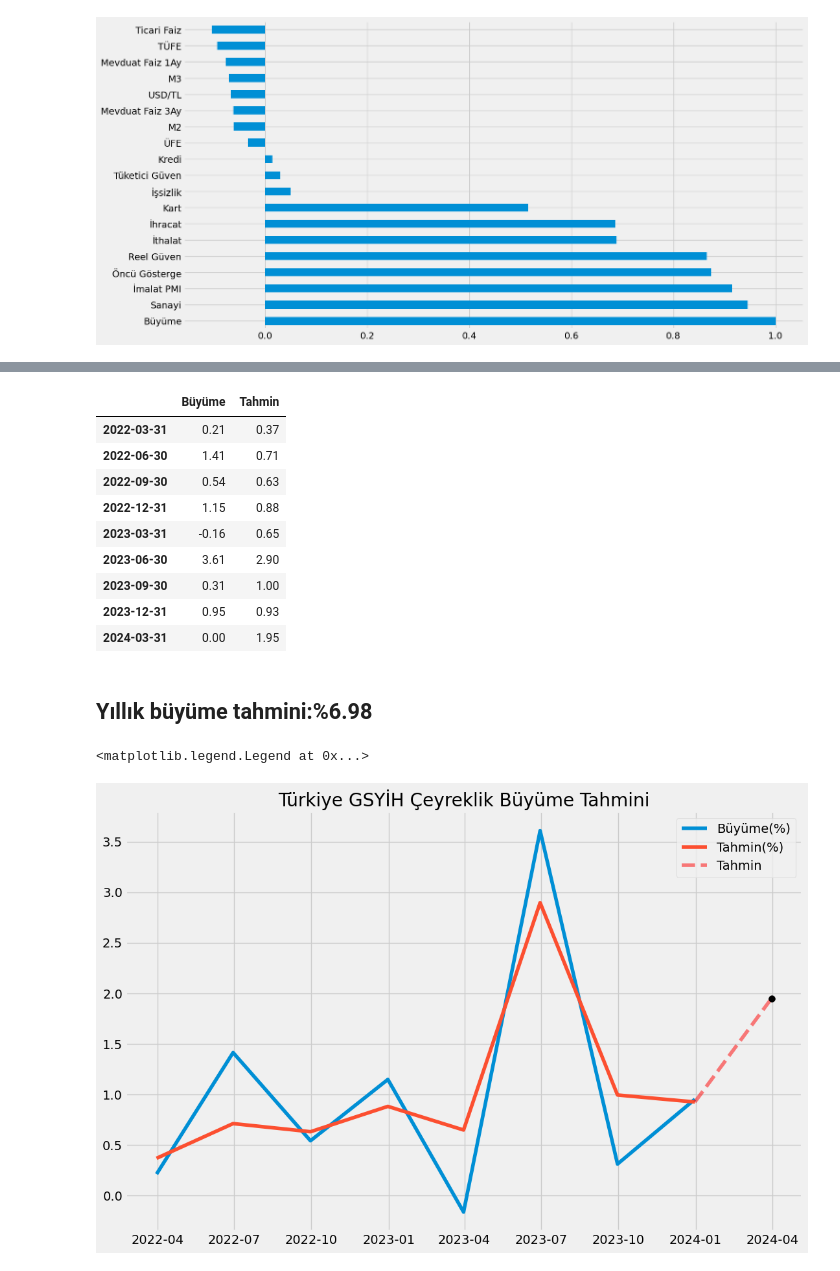
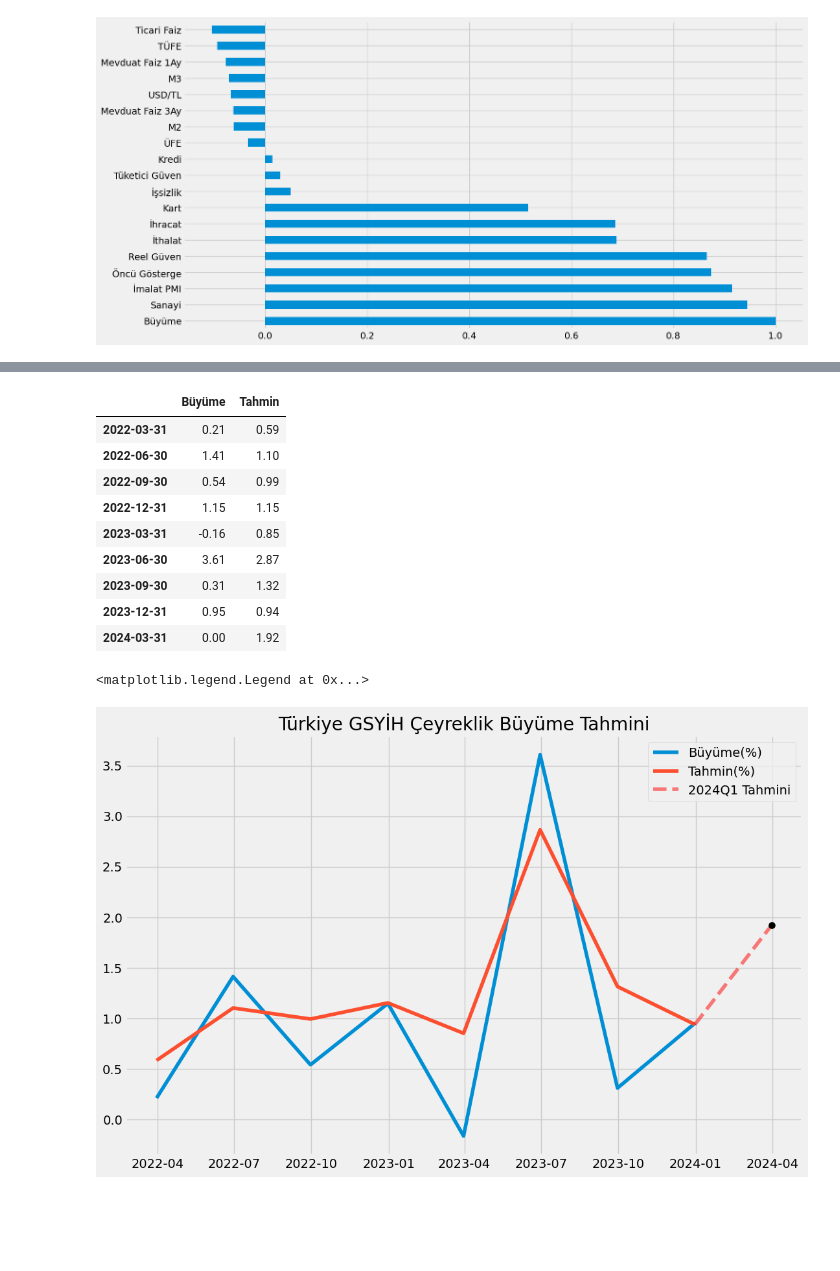
Before and after one commit to kaboya19/BuyumeTahmin, a Jupyter notebook: BuyumeTahmin.ipynb, the cells around one changed output, grey strips where cells are left out. Saved outputs shown, nothing was run; the diff lists cells and outputs as text; code cells hidden in the pictures; blank space fills up the shorter version.

```diff
--- a/BuyumeTahmin.ipynb
+++ b/BuyumeTahmin.ipynb
@@ -1029,3 +1122,15 @@ print('Best hyperparameters:', study.best_params)
+# %%
+from sklearn.model_selection import train_test_split
+X=scaled_data
+X=X.iloc[:,:-1]
+y=scaled_data["Büyüme"]
+X=np.array(X)
+y=np.array(y).reshape(-1,1)
+X=pd.DataFrame(X,columns=scaled_data.columns[:-1])
+y=pd.DataFrame(y,columns=["Büyüme"])
+X_train,X_test=X.iloc[:-9,:],X.iloc[-9:-1,:]
+y_train,y_test=y[:-9],y[-9:-1]
+X_train,X_val,y_train,y_val=train_test_split(X_train,y_train,test_size=0.1,random_state=42)
 # %%
 study.best_params
 # %% [output]
@@ -1039,10 +1144,10 @@ study.best_params
 keras.utils.set_random_seed(42)
 early_stopping = EarlyStopping(monitor='val_loss', patience=0, restore_best_weights=True)
 model = Sequential()
-model.add(Dense(units=73,activation='relu',input_dim=(X_train.shape[1]),kernel_regularizer=l2(0.5037918130776907)))
+model.add(Dense(units=102,activation='relu',input_dim=(X_train.shape[1]),kernel_regularizer=l2(0.46486063063532823)))
 model.add(Dense(units=1))
-optimizer = tf.keras.optimizers.Adam(learning_rate=0.04083201137925403)
+optimizer = tf.keras.optimizers.Adam(learning_rate=0.0382463624747776)
 model.compile(optimizer=optimizer, loss='mse', metrics=['mean_squared_error'])
-history=model.fit(X_train, y_train, epochs=100, batch_size=7,callbacks=[early_stopping],verbose=1,validation_data=(X_val,y_val))
+history=model.fit(X_train, y_train, epochs=1000, batch_size=5,callbacks=[early_stopping],verbose=1,validation_data=(X_val,y_val))
 y_pred = model.predict(X_test)
 # %% [output]
@@ -1055,6 +1160,6 @@ Epoch 2/100
 pred=scaler.inverse_transform(model.predict(np.array(scaled_data.iloc[-9:,:-1])))
 pred=pd.DataFrame(pred)
 pred.columns=["Büyüme"]
-pred=pred.set_index(pd.date_range(start="2022-03-31",periods=len(pred),freq="Q"))
+pred=pred.set_index(pd.date_range(start="2022-03-30",periods=len(pred),freq="Q"))
 pred
 # %% [output]
@@ -1072,6 +1176,0 @@ pred
-# %%
-pred=scaler.inverse_transform(model.predict(np.array(scaled_data.iloc[-9:,:-1])))
-pred=pd.DataFrame(pred)
-pred.columns=["Büyüme"]
-pred=pred.set_index(pd.date_range(start="2022-03-31",periods=len(pred),freq="Q"))
-pred
@@ -1094,25 +1181,23 @@ tahminler["Tahmin"]=pred["Büyüme"]
 tahminler
 # %% [output]
 |  | Büyüme | Tahmin |
-| 2022-03-31 | 0.21 | 0.37 |
-| 2022-06-30 | 1.41 | 0.71 |
-| 2022-09-30 | 0.54 | 0.63 |
-| 2022-12-31 | 1.15 | 0.88 |
-| 2023-03-31 | -0.16 | 0.65 |
-| 2023-06-30 | 3.61 | 2.90 |
-| 2023-09-30 | 0.31 | 1.00 |
-| 2023-12-31 | 0.95 | 0.93 |
-| 2024-03-31 | 0.00 | 1.95 |
+| 2022-03-31 | 0.21 | 0.59 |
+| 2022-06-30 | 1.41 | 1.10 |
+| 2022-09-30 | 0.54 | 0.99 |
+| 2022-12-31 | 1.15 | 1.15 |
+| 2023-03-31 | -0.16 | 0.85 |
+| 2023-06-30 | 3.61 | 2.87 |
+| 2023-09-30 | 0.31 | 1.32 |
+| 2023-12-31 | 0.95 | 0.94 |
+| 2024-03-31 | 0.00 | 1.92 |
-# %% [markdown]
-## Yıllık büyüme tahmini:%6.98
 # %%
 plt.figure(figsize=(12,8))
 plt.title("Türkiye GSYİH Çeyreklik Büyüme Tahmini")
 plt.plot(tahminler["Büyüme"][:-1],label="Büyüme(%)")
 plt.plot(tahminler["Tahmin"][:-1],label="Tahmin(%)")
-plt.plot(tahminler["Tahmin"].iloc[-2:],"--",label="Tahmin",color="red",alpha=0.5)
+plt.plot(tahminler["Tahmin"].iloc[-2:],"--",label="2024Q1 Tahmini",color="red",alpha=0.5)
 plt.scatter(x=tahminler.index[-1],y=tahminler["Tahmin"][-1],color="black",s=50,zorder=3)
 plt.legend()
 # %% [output]
 <matplotlib.legend.Legend at 0x...>
-[figure, old version]
+[figure, new version]
```
Also changed, not shown: parts of 29 cells of this notebook, 1 other file.
